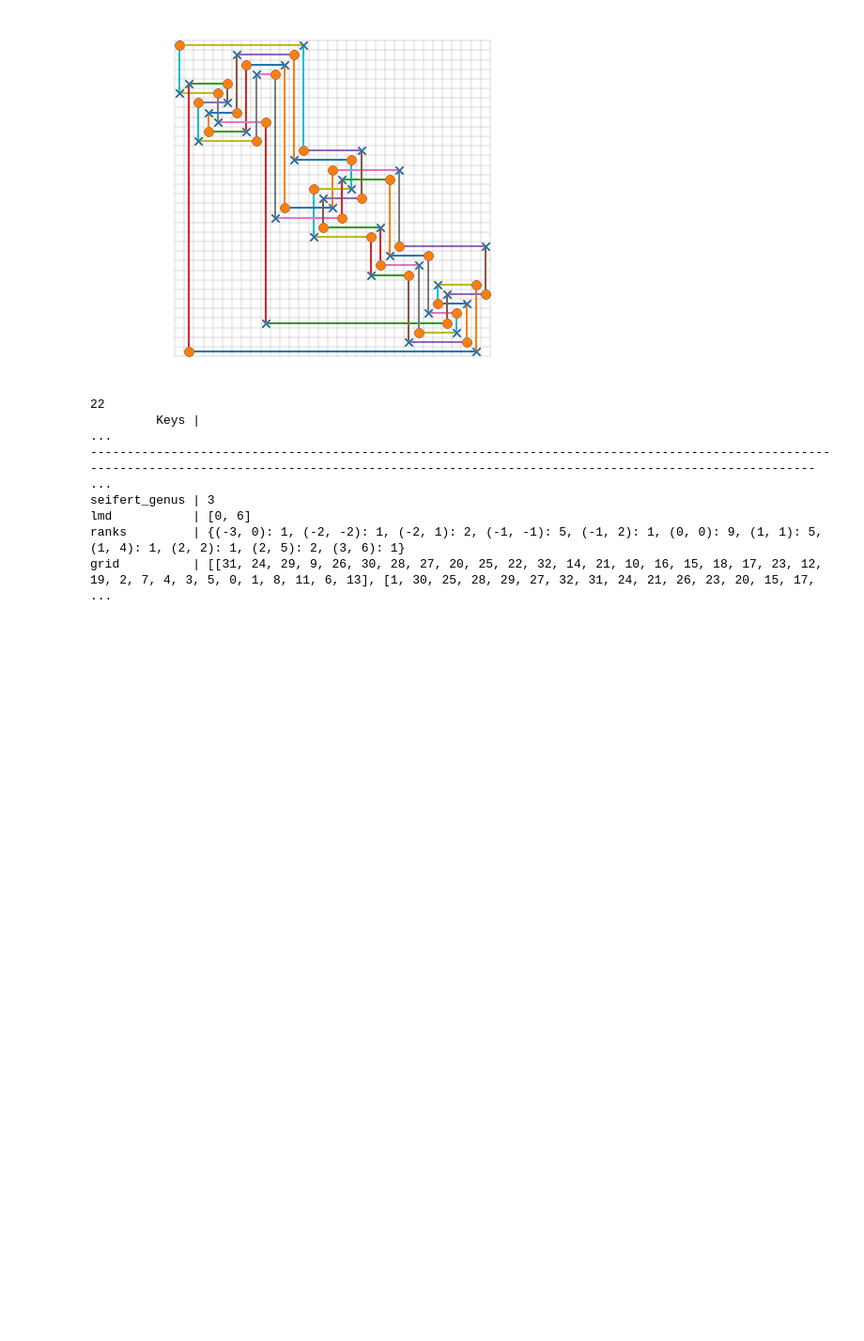
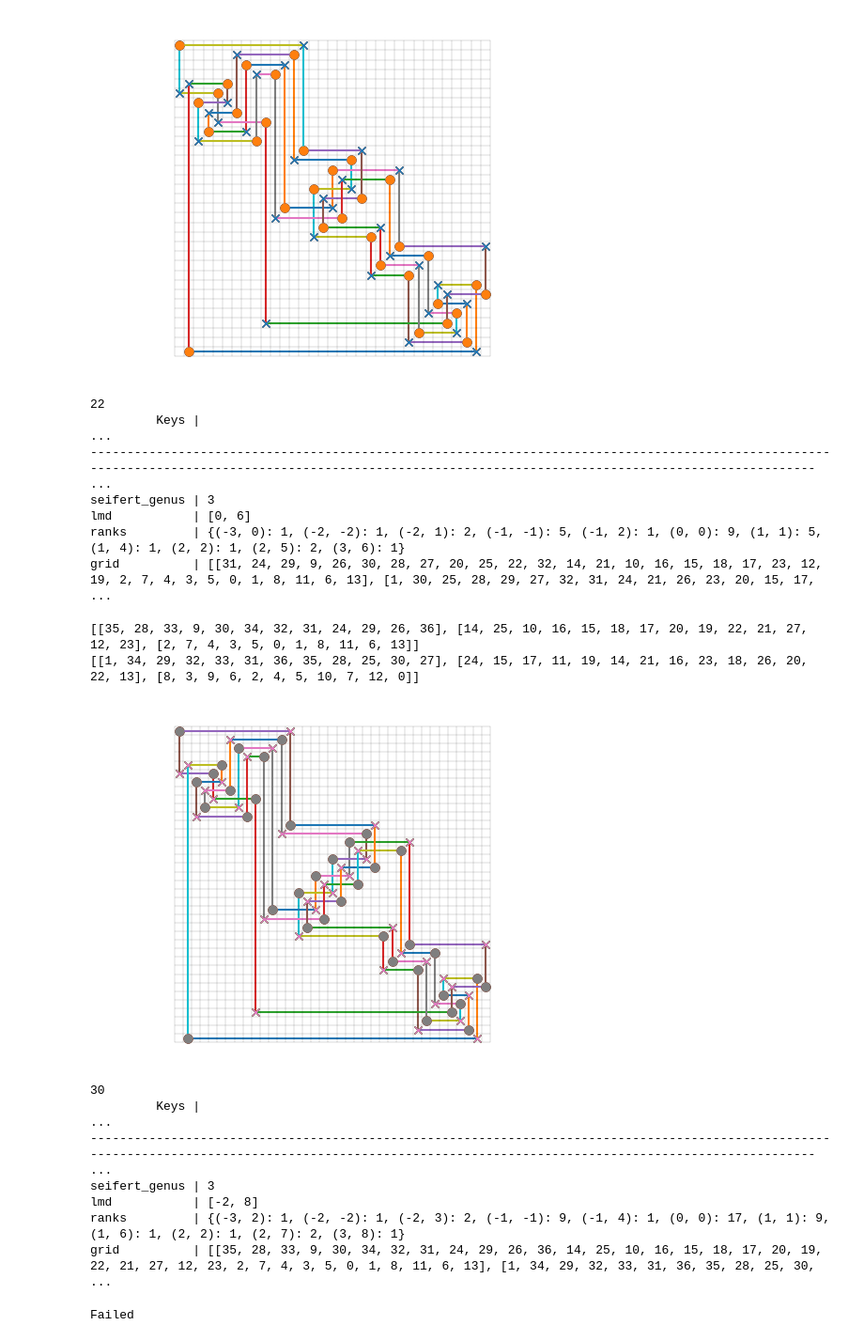
Before and after one commit to yamryo/notebooks, a Jupyter notebook: Research/knot_Floer_homology/HFK_calculator.ipynb, the cells around one changed output. Shown at 94% size. Saved outputs shown, nothing was run; the diff lists cells and outputs as text; code cells hidden in the pictures; blank space fills up the shorter version.

```diff
--- a/Research/knot_Floer_homology/HFK_calculator.ipynb
+++ b/Research/knot_Floer_homology/HFK_calculator.ipynb
@@ -370,3 +355,62 @@ seifert_genus | 3
 lmd           | [0, 6]
 ranks         | {(-3, 0): 1, (-2, -2): 1, (-2, 1): 2, (-1, -1): 5, (-1, 2): 1, (0, 0): 9, (1, 1): 5, (1, 4): 1, (2, 2): 1, (2, 5): 2, (3, 6): 1}
 grid          | [[31, 24, 29, 9, 26, 30, 28, 27, 20, 25, 22, 32, 14, 21, 10, 16, 15, 18, 17, 23, 12, 19, 2, 7, 4, 3, 5, 0, 1, 8, 11, 6, 13], [1, 30, 25, 28, 29, 27, 32, 31, 24, 21, 26, 23, 20, 15, 17, ...
+# %%
+def shift(marr:list, s:int):
+    return [k+s for k in marr]
+
+Width = 10
+
+ht = 5  # number of Half_Stallings_twist, odd > 1
+margin = 4 + 2*ht + 4
+
+connected_x, connected_o = [], []
+
+connected_x.append(shift(ox2[0][:3] + [-margin] + ox2[0][4:-2] + [-3, 2, -1, 9], Width + margin - 1))
+connected_o.append([1] + shift(ox2[1][1:-2] + [1, -2, 3, 0], Width + margin - 1))
+#---
+connected_x.append(shift([4, 3+2*ht+2, 0]
+                         + sum([[6+2*i, 5+2*i] for i in range(ht-2)], [])
+                         + [2*ht+2, 2*ht+1, 2*ht+3+4, 2, 2*ht+3], Width))
+connected_o.append(shift([2*ht+3+1, 5] + [7, 1]
+                         + sum([[9+2*i, 4+2*i] for i in range(ht-2)], [])
+                         + [2*ht+3+3, 2*ht, 2*ht+2, 3], Width))
+#---
+connected_x.append(ox1[0][1:-2] + [8, 1+Width, 6, 3+Width])
+connected_o.append(ox1[1][1:-2] + [0+Width, 7, 2+Width, 0])
+#---
+print(connected_x)
+print(connected_o)
+
+connected_G = Grid(sum(connected_x, []), sum(connected_o, []))
+connected_G.draw()
+print(len(connected_G.crossings))
+
+tabulate_dict(calc_hfk(connected_G))
+# %% [output]
+[[35, 28, 33, 9, 30, 34, 32, 31, 24, 29, 26, 36], [14, 25, 10, 16, 15, 18, 17, 20, 19, 22, 21, 27, 12, 23], [2, 7, 4, 3, 5, 0, 1, 8, 11, 6, 13]]
+[[1, 34, 29, 32, 33, 31, 36, 35, 28, 25, 30, 27], [24, 15, 17, 11, 19, 14, 21, 16, 23, 18, 26, 20, 22, 13], [8, 3, 9, 6, 2, 4, 5, 10, 7, 12, 0]]
+[figure, added]
+30
+         Keys |                                                                                                                                                                                          ...
+-------------------------------------------------------------------------------------------------------------------------------------------------------------------------------------------------------- ...
+seifert_genus | 3
+lmd           | [-2, 8]
+ranks         | {(-3, 2): 1, (-2, -2): 1, (-2, 3): 2, (-1, -1): 9, (-1, 4): 1, (0, 0): 17, (1, 1): 9, (1, 6): 1, (2, 2): 1, (2, 7): 2, (3, 8): 1}
+grid          | [[35, 28, 33, 9, 30, 34, 32, 31, 24, 29, 26, 36, 14, 25, 10, 16, 15, 18, 17, 20, 19, 22, 21, 27, 12, 23, 2, 7, 4, 3, 5, 0, 1, 8, 11, 6, 13], [1, 34, 29, 32, 33, 31, 36, 35, 28, 25, 30, ...
+# %%
+cn, trial = 100, 0
+N = 36
+while cn > N or trial < 100:
+    simp = Grid(*simplify_grid(connected_G.orig))
+    cn = len(simp.crossings)
+    trial += 1
+else:
+    if cn < N:
+        simp.draw()
+        print(len(simp.crossings))
+        tabulate_dict(calc_hfk(simp))
+    else:
+        print("Failed")
+# %% [output]
+Failed
```
Also changed, not shown: parts of 9 cells of this notebook, 14 other files.
